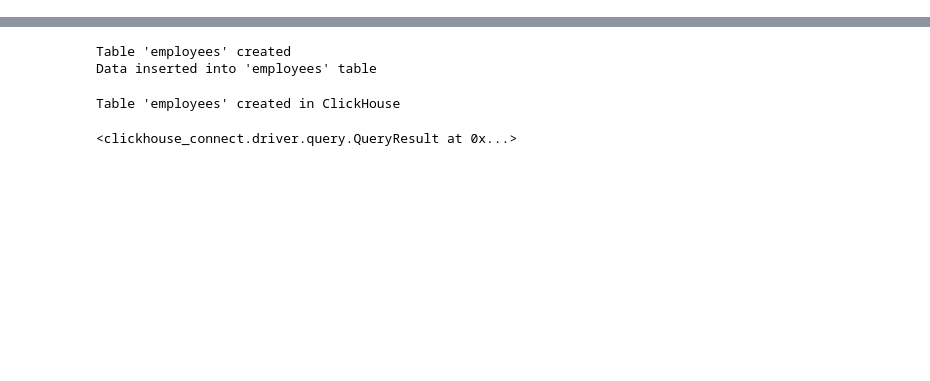
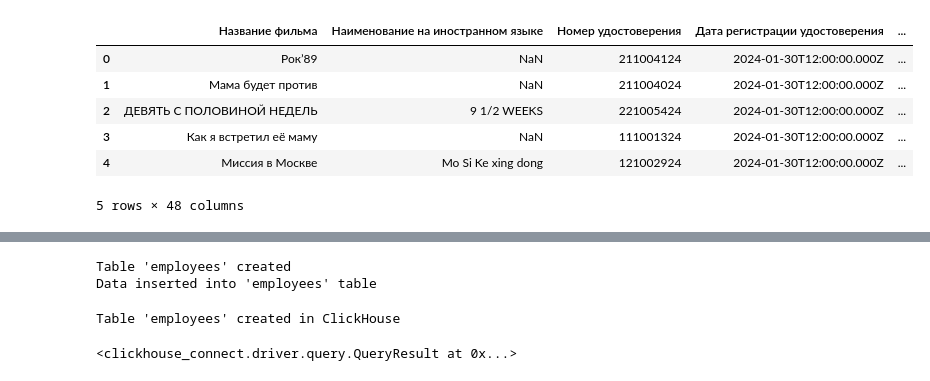
Before and after one commit to rvegrc/de, a Jupyter notebook: db_ops/db_ops.ipynb, the cells around one changed output, grey strips where cells are left out. Saved outputs shown, nothing was run; the diff lists cells and outputs as text; code cells hidden in the pictures; blank space fills up the shorter version.

Commit message:
analyse raw film data

```diff
--- a/db_ops/db_ops.ipynb
+++ b/db_ops/db_ops.ipynb
@@ -47,0 +89,11 @@ client = clickhouse_connect.get_client(
+# %%
+raw_data = pd.read_csv(f'{data_path}/data-9-structure-4.csv')
+raw_data.head()
+# %% [output]
+|  | Название фильма | Hаименование на иностранном языке | Номер удостоверения | Дата регистрации удостоверения | ... |
+| 0 | Рок’89 | NaN | 211004124 | 2024-01-30T12:00:00.000Z | ... |
+| 1 | Мама будет против | NaN | 211004024 | 2024-01-30T12:00:00.000Z | ... |
+| 2 | ДЕВЯТЬ С ПОЛОВИНОЙ НЕДЕЛЬ | 9 1/2 WEEKS | 221005424 | 2024-01-30T12:00:00.000Z | ... |
+| 3 | Как я встретил её маму | NaN | 111001324 | 2024-01-30T12:00:00.000Z | ... |
+| 4 | Миссия в Москве | Mo Si Ke xing dong | 121002924 | 2024-01-30T12:00:00.000Z | ... |
+5 rows × 48 columns
```
Also changed, not shown: parts of 4 cells of this notebook, 3 other files.
